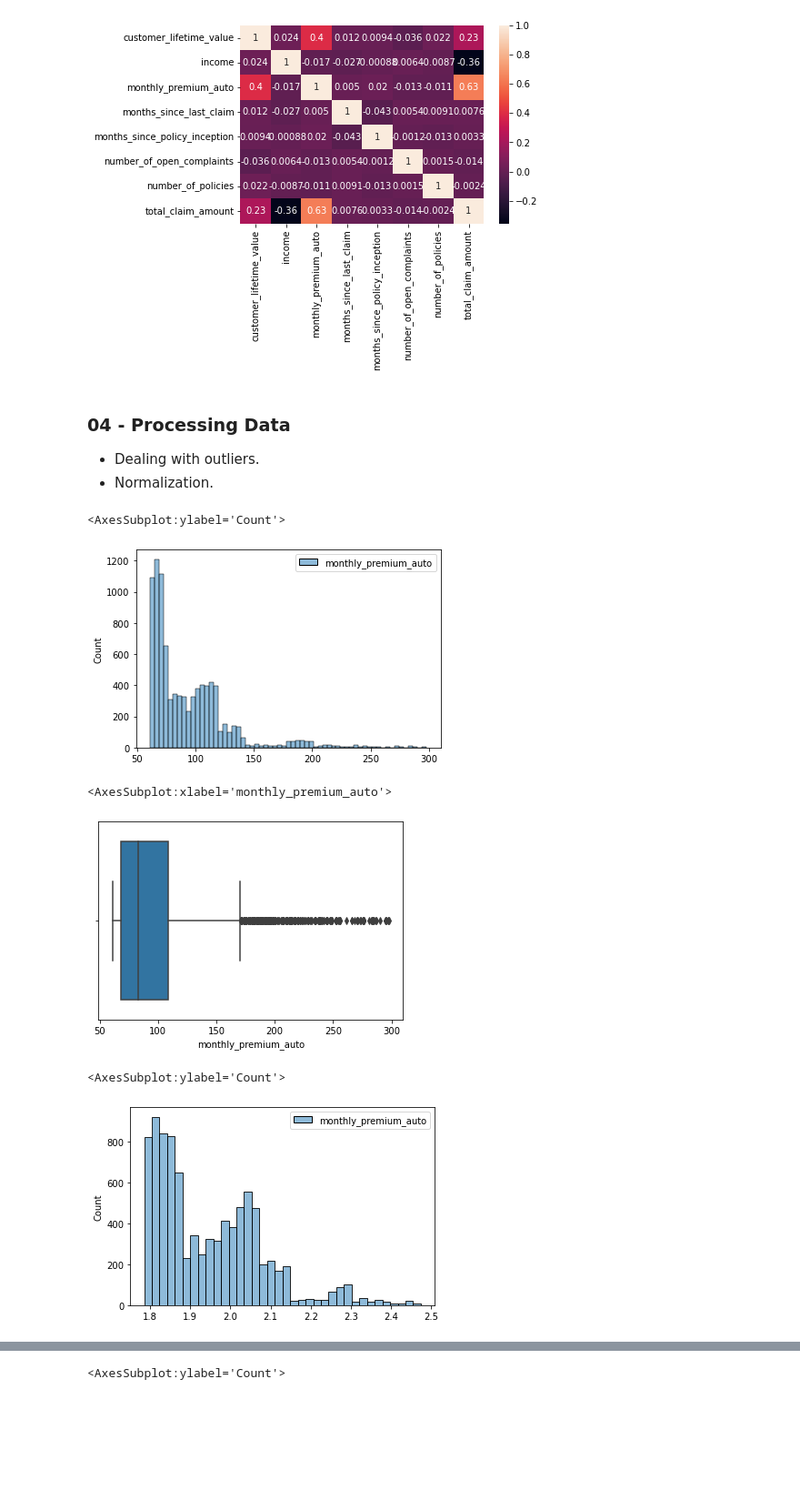
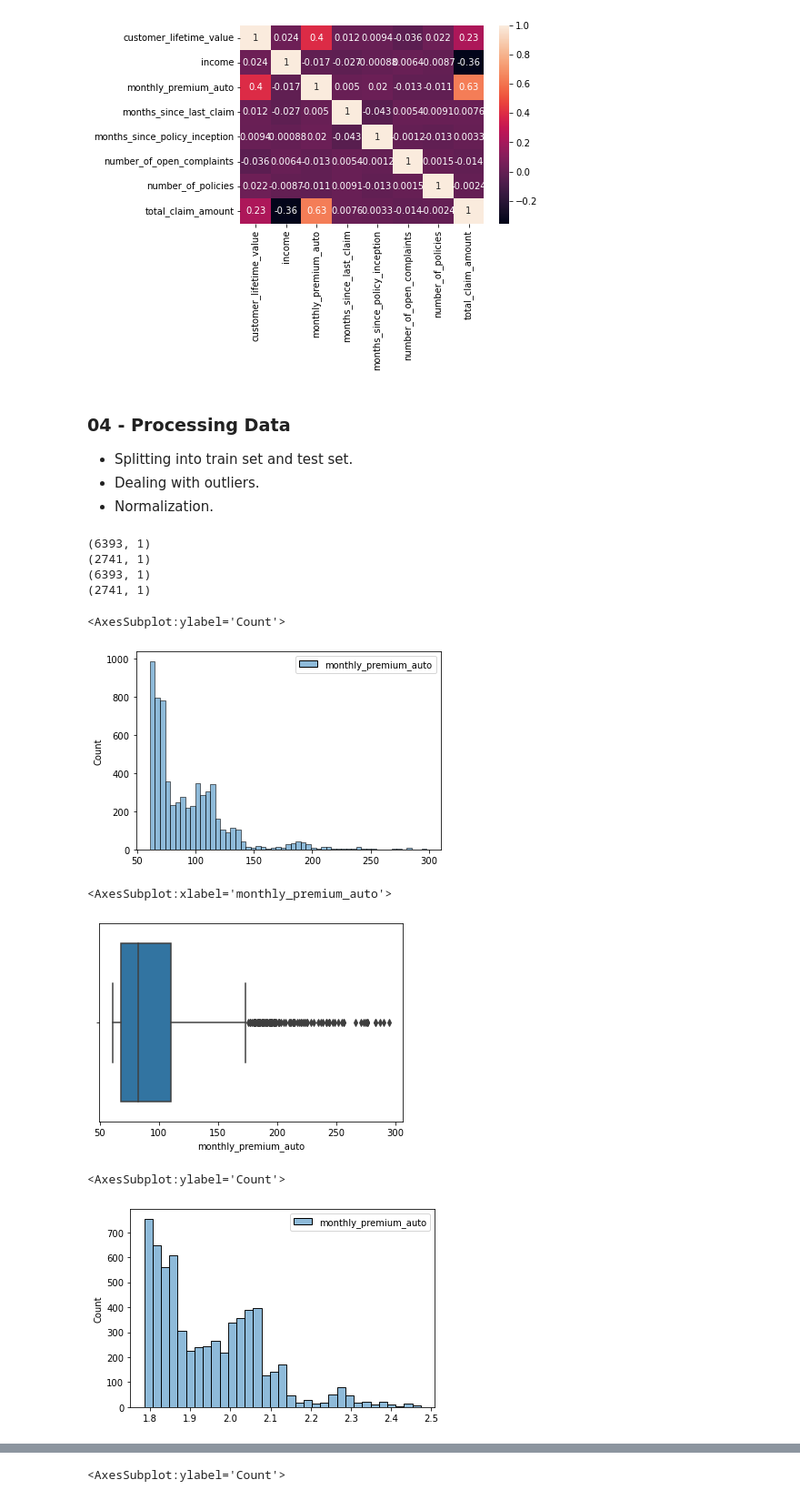
Before and after one commit to Alfon22A/Lab-Customer-Analysis-Final-Round, a Jupyter notebook: Solution.ipynb, the cells around one changed output, grey strips where cells are left out. Shown: that part at 91% size. Saved outputs shown, nothing was run; the diff lists cells and outputs as text; code cells hidden in the pictures; blank space fills up the shorter version.

```diff
--- a/Solution.ipynb
+++ b/Solution.ipynb
@@ -129,35 +131,49 @@ sns.heatmap(num.corr(), annot=True)
 [figure]
 # %%
 y = pd.DataFrame(df1['total_claim_amount'])
-X_cat = cat
-X_num = pd.DataFrame(num["monthly_premium_auto"])
+X = pd.DataFrame(num["monthly_premium_auto"])
 # %% [markdown]
 ### 04 - Processing Data
 
+- Splitting into train set and test set.
 - Dealing with outliers.
 - Normalization.
+# %%
+X_train, X_test, y_train, y_test = train_test_split(X, y, test_size=0.3, random_state=22)
+
+print(X_train.shape)
+print(X_test.shape)
+print(y_train.shape)
+print(y_test.shape)
+# %% [output]
+(6393, 1)
+(2741, 1)
+(6393, 1)
+(2741, 1)
 # %%
-sns.histplot(X_num)
+sns.histplot(X_train)
 # %% [output]
 <AxesSubplot:ylabel='Count'>
-[figure, old version]
+[figure, new version]
 # %%
-sns.boxplot(X_num["monthly_premium_auto"])
+sns.boxplot(X_test["monthly_premium_auto"])
 # %% [output]
 <AxesSubplot:xlabel='monthly_premium_auto'>
-[figure, old version]
+[figure, new version]
 # %%
 def log_transf(x):
     x = np.log10(x)
     if np.isfinite(x):
         return x
     else:
         return np.NAN
 
 
-x_log = pd.DataFrame(X_num["monthly_premium_auto"].apply(log_transf))
-sns.histplot(x_log)
+x_train_log = pd.DataFrame(X_train["monthly_premium_auto"].apply(log_transf))
+x_test_log = pd.DataFrame(X_test["monthly_premium_auto"].apply(log_transf))
+
+sns.histplot(x_train_log)
 # %% [output]
 <AxesSubplot:ylabel='Count'>
-[figure, old version]
+[figure, new version]
 # %%
```
Also changed, not shown: parts of 26 cells of this notebook, 1 other file.
